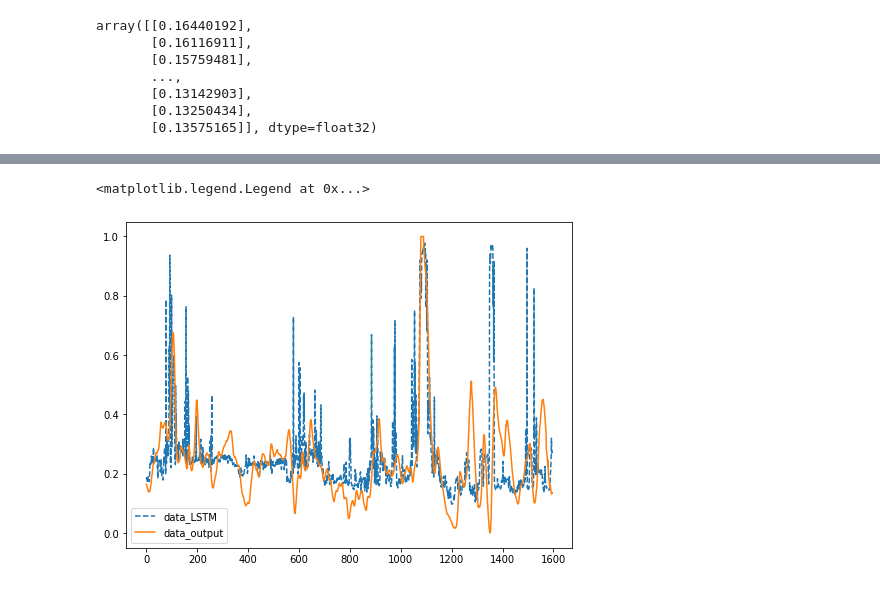
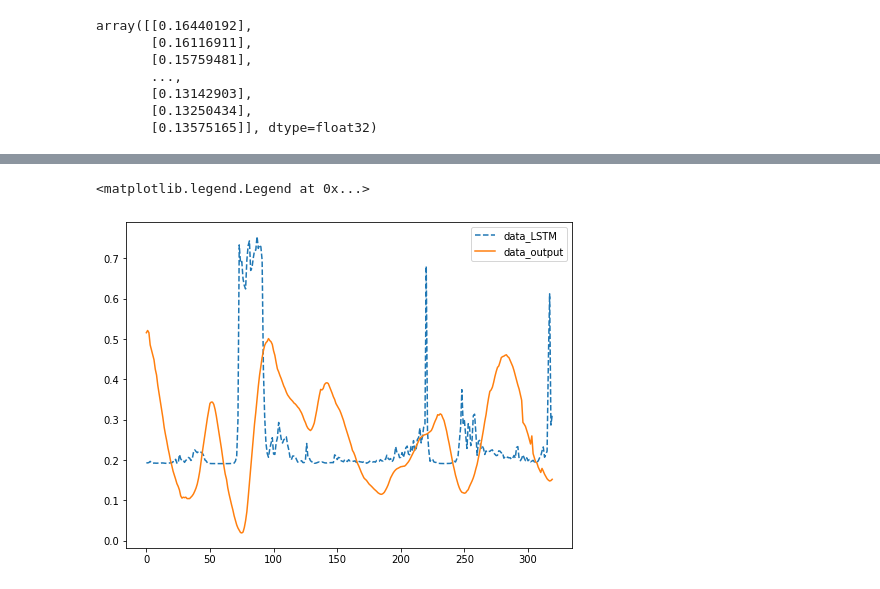
Before and after one commit to LeBronLiHD/ZJU2021_Data-driven_Modeling_Application, a Jupyter notebook: Simple-model/LSTM1/LSTM1/LSTM1.ipynb, the cells around one changed output, grey strips where cells are left out. Drawn from its saved outputs; the diff is of its cells as text; code cells hidden in the pictures.

```diff
--- a/Simple-model/LSTM1/LSTM1/LSTM1.ipynb
+++ b/Simple-model/LSTM1/LSTM1/LSTM1.ipynb
@@ -70,6 +70,15 @@ array([[0.16440192],
        [0.13142903],
        [0.13250434],
        [0.13575165]], dtype=float32)
+# %%
+#把整个训练集划分为训练集和测试集，训练集是data_train，输出是data_output。
+from sklearn.model_selection import train_test_split
+# X_train训练集(全部特征) Y_train训练集的目标值 test同理
+X_train, X_test, Y_train, Y_test = train_test_split(data_train,output, test_size=0.2,shuffle=False) #这里训练集75%:测试集25%
+# X_train
+# Y_train
+# X_test
+# Y_test
 # %%
 from keras.models import Sequential
 from keras.layers import Bidirectional,LSTM
@@ -103,7 +117,8 @@ len(model.layers)
 # %%
-history = model.fit(data_train,data_output,
+# 训练模型
+history = model.fit(X_train,Y_train,
           batch_size=64,
-          epochs = 100,
-          validation_split=0.2)
+          epochs = 50)
+# validation_split=0.2
 print("Compilation Time : ", time.time() - start)
 # %% [output]
@@ -127,10 +149,9 @@ Compilation Time :  67.77968406677246
 # %%
-score = model.evaluate(data_train,data_output)
-print(score)
 from sklearn import metrics
-data_pre = model.predict(data_train)
-MSE = metrics.mean_squared_error(data_output, data_pre)
-print(MSE)
-RMSE = metrics.mean_squared_error(data_output, data_pre)**0.5
+data_pre = model.predict(X_test)
+
+# MSE = metrics.mean_squared_error(Y_test, data_pre)
+# print(MSE)
+RMSE = metrics.mean_squared_error(Y_test, data_pre)**0.5
 print(RMSE)
 # %% [output]
@@ -153,12 +169,11 @@ plt.show()
 # %%
+# 测试集和预测展示
 from matplotlib import pyplot as plt
-data_output
-data_pre
 fig1, ax1 = plt.subplots(figsize=(8,6))
 ax1.plot(data_pre, '--', label='data_LSTM')
-ax1.plot(data_output, '-',label='data_output')
+ax1.plot(Y_test, '-',label='data_output')
 ax1.legend(loc='best')
 # %% [output]
 <matplotlib.legend.Legend at 0x...>
-[figure, old version]
+[figure, new version]
 # %%
```
Also changed, not shown: parts of 8 cells of this notebook, 2 other files.
